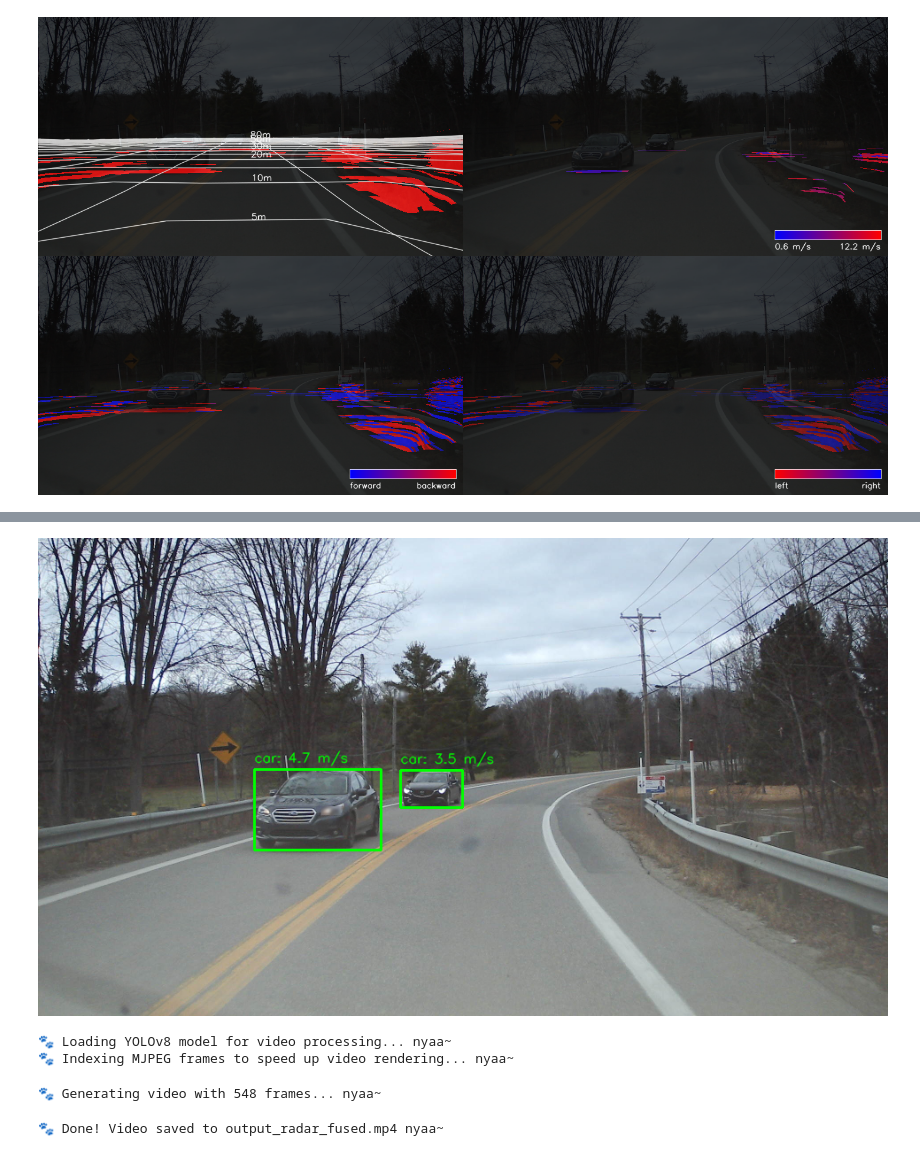
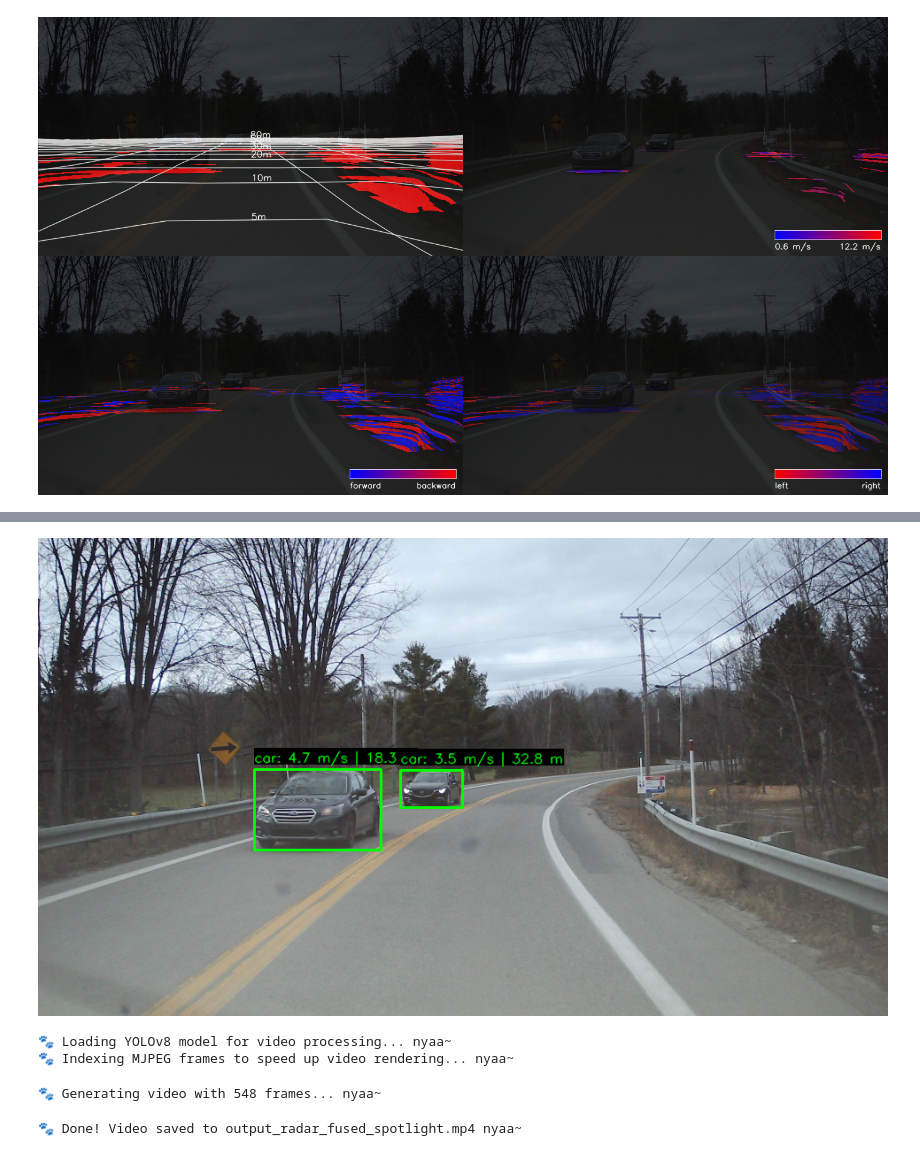
Before and after one commit to dl6822/radial-radar-camera-fusion, a Jupyter notebook: demo.ipynb, the cells around one changed output, grey strips where cells are left out. Drawn from its saved outputs; the diff is of its cells as text; code cells hidden in the pictures.

Commit message:
Distance metrics & car spotlight added

```diff
--- a/demo.ipynb
+++ b/demo.ipynb
@@ -650,9 +650,11 @@ IPython.display.display(IPython.display.Image(png.tobytes()))
 # Car detection using YOLO
 #----------------------------------
 # Install ultralytics
-!pip install ultralytics
-import ultralytics
-from ultralytics import YOLO
+try:
+    from ultralytics import YOLO
+except ImportError:
+    !pip install -q ultralytics
+    from ultralytics import YOLO
 
 meow("Loading YOLOv8 model")
 # We use the nano (n) model for fast inference
@@ -664,7 +666,28 @@ results = yolo_model(camera, verbose=False)
 
 annotated_camera = camera.copy()
 
-meow("Fusing radar velocities with detected bounding boxes")
+meow("Defining data sampler for velocity and distance")
+def sample_data_at_minimap_uv(minimap_u, minimap_v):
+    pixel_x = (minimap_u * canvas_size).astype(numpy.int32)
+    pixel_y = (minimap_v * canvas_size).astype(numpy.int32)
+    in_bounds = (
+        (pixel_x >= 0) & (pixel_x < canvas_size)
+        & (pixel_y >= 0) & (pixel_y < canvas_size)
+    )
+    pixel_x = numpy.clip(pixel_x, 0, canvas_size - 1)
+    pixel_y = numpy.clip(pixel_y, 0, canvas_size - 1)
+
+    # Check where radar signal is reasonably strong
+    has_signal = in_bounds & (canvas[pixel_y, pixel_x] > 0.25)
+
+    sampled_x = numpy.where(has_signal, velocity_x[pixel_y, pixel_x], 0)
+    sampled_y = numpy.where(has_signal, velocity_y[pixel_y, pixel_x], 0)
+    # Pull distance from the global pixel_range map
+    sampled_dist = numpy.where(has_signal, pixel_range[pixel_y, pixel_x], 0)
+
+    return sampled_x, sampled_y, sampled_dist
+
+meow("Fusing radar velocities and distances with detected bounding boxes")
 # Standard COCO dataset classes for vehicles: 2=car, 3=motorcycle, 5=bus, 7=truck
 target_classes = [2, 3, 5, 7]
 
@@ -690,29 +713,39 @@ for box in results[0].boxes:
     # Map the bounding box camera UVs to the Radar Minimap UVs
     mini_u, mini_v = camera_uv_to_minimap_uv(box_u, box_v)
 
-    # Sample the corresponding velocities from the radar canvas
-    vx, vy = sample_velocity_at_minimap_uv(mini_u, mini_v)
+    # Sample the corresponding velocities and distances from the radar canvas
+    vx, vy, dists = sample_data_at_minimap_uv(mini_u, mini_v)
 
     # Calculate absolute speed magnitude in meters per second
     speeds = numpy.hypot(vx, vy)
 
-    # Filter out 0.0 values (areas inside the box where the radar had no return signal)
-    valid_speeds = speeds[speeds > 0]
+    # Use distance > 0 as our valid signal mask (filters out empty radar space)
+    valid_mask = dists > 0
+    valid_speeds = speeds[valid_mask]
+    valid_dists = dists[valid_mask]
 
     if len(valid_speeds) > 0:
         # Average the valid radar returns inside the bounding box
         avg_speed = numpy.mean(valid_speeds)
-        label = f"{yolo_model.names[cls_id]}: {avg_speed:.1f} m/s"
+        avg_dist = numpy.mean(valid_dists)
+        label = f"{yolo_model.names[cls_id]}: {avg_speed:.1f} m/s | {avg_dist:.1f} m"
         color = (0, 255, 0) # Green for successful radar capture
     else:
         # Box was found, but no radar points hit the ground plane inside this area
         label = f"{yolo_model.names[cls_id]}: No Radar Data"
         color = (0, 0, 255) # Red for missing radar
 
-    # Draw the bounding box and text label onto the camera image
+    # Draw the bounding box
     cv2.rectangle(annotated_camera, (int(x1), int(y1)), (int(x2), int(y2)), color, 2)
+
+    # Draw a dark background block for the text to improve readability
+    (txt_w, txt_h), _ = cv2.getTextSize(label, cv2.FONT_HERSHEY_SIMPLEX, 0.5, 1)
+    txt_start_y = max(10, int(y1) - 8)
+    cv2.rectangle(annotated_camera, (int(x1), txt_start_y - txt_h - 4), (int(x1) + txt_w, txt_start_y + 2), (0, 0, 0), -1)
+
+    # Draw the text label
     cv2.putText(
-        annotated_camera, label, (int(x1), int(y1) - 8),
+        annotated_camera, label, (int(x1), txt_start_y),
         cv2.FONT_HERSHEY_SIMPLEX, 0.5, color, 1, cv2.LINE_AA
     )
 
@@ -740,3 +761,3 @@ Requirement already satisfied: psutil>=5.8.0 in /usr/local/lib/python3.12/dist-p
 🐾 Displaying YOLO + Radar Fusion nyaa~
-[figure, old version]
+[figure, new version]
 # %%
@@ -1017,7 +1060,7 @@ def process_frame(camera_frame_index):
 🐾 Loading YOLOv8 model for video processing... nyaa~
 🐾 Indexing MJPEG frames to speed up video rendering... nyaa~
 # %%
-def build_video(output_filename="output_radar_fused.mp4", fps=10.0):
+def build_video(output_filename="output_radar_fused_spotlight.mp4", fps=10.0):
     sorted_indices = sorted(camera_to_radar.keys())
     if not sorted_indices:
         meow("No frames to process!")
@@ -1041,8 +1084,8 @@ def build_video(output_filename="output_radar_fused.mp4", fps=10.0):
     video_writer.release()
     meow(f"Done! Video saved to {output_filename}")
 
-# UNCOMMENT TO GENERATE VIDEO
-build_video(output_filename="output_radar_fused.mp4", fps=10.0)
+# Run the build
+build_video(output_filename="output_radar_fused_spotlight.mp4", fps=10.0)
 # %% [output]
 🐾 Generating video with 548 frames... nyaa~
-🐾 Done! Video saved to output_radar_fused.mp4 nyaa~
+🐾 Done! Video saved to output_radar_fused_spotlight.mp4 nyaa~
```
Also changed, not shown: parts of 2 cells of this notebook.
